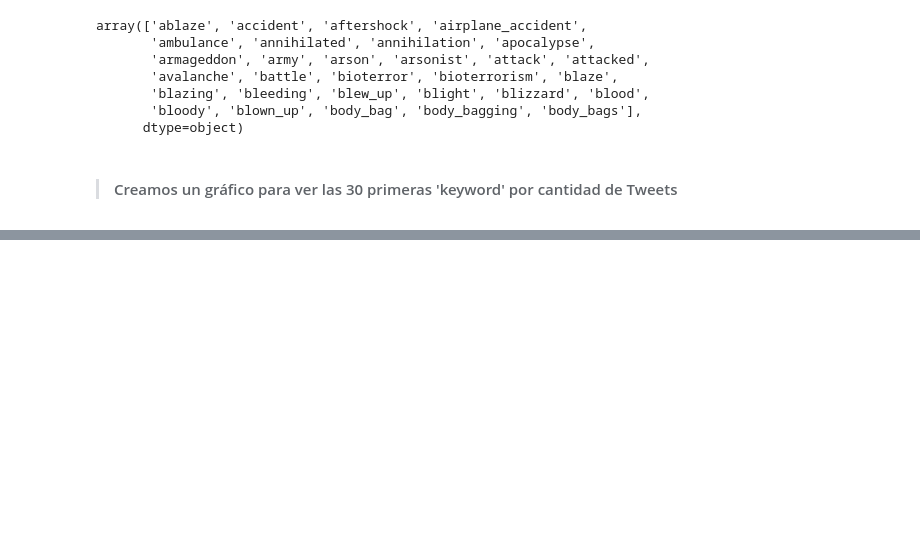
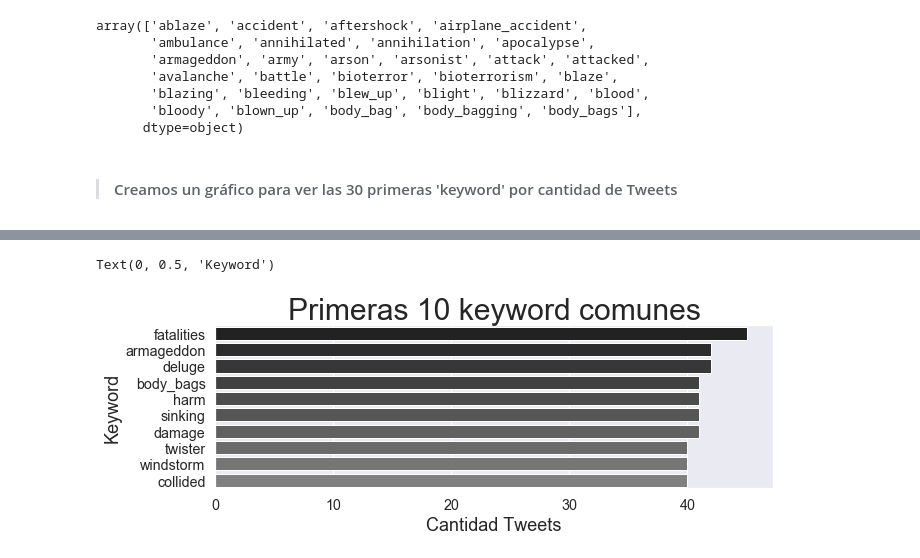
Before and after one commit to freedocx/CovidNPLDisaster, a Jupyter notebook: Arnold/Analysis.ipynb, the cells around one changed output, grey strips where cells are left out. Drawn from its saved outputs; the diff is of its cells as text; code cells hidden in the pictures; blank space fills up the shorter version.

```diff
--- a/Arnold/Analysis.ipynb
+++ b/Arnold/Analysis.ipynb
@@ -181,0 +172,9 @@ plt.show()
+# %%
+arrTrue = dfK.where(dfK.target == 1).dropna(how='all').keyword.value_counts()
+dfTrue = pd.DataFrame({'keyword': arrTrue.index, 'cant_verdaderos': arrTrue.values})
+
+arrFalse = dfK.where(dfK.target == 0).dropna(how='all').keyword.value_counts()
+dfFalse = pd.DataFrame({'keyword': arrFalse.index, 'cant_falsos': arrFalse.values})
+
+dfJoin = pd.merge(dfTrue, dfFalse, how='inner', on='keyword')
+dfJoin.head(5)
@@ -181,0 +194,2 @@ plt.show()
+# %%
+dfJoin['cant_total'] = dfJoin.cant_verdaderos + dfJoin.cant_falsos
@@ -181,0 +208,15 @@ plt.show()
+# %%
+#s = dfK.keyword.value_counts()
+p = dfJoin.sort_values(by=['cant_total'], ascending=False).head(10)
+#p = pd.DataFrame({'keyword': s.index, 'cant': s.values })
+
+plt.figure(figsize=(10, 3))
+sns.set(font_scale = 1.3)
+g = sns.barplot(x='cant_total', y='keyword', data=p, orient="h", palette=sns.dark_palette("gray", 10))
+g.set_title("Primeras 10 keyword comunes", fontsize=30)
+g.set_xlabel("Cantidad Tweets", fontsize=18)
+g.set_ylabel("Keyword", fontsize=18)
+#show_values_on_bars(g, "h")
+# %% [output]
+Text(0, 0.5, 'Keyword')
+[figure, added]
```
Also changed, not shown: parts of 13 cells of this notebook.
